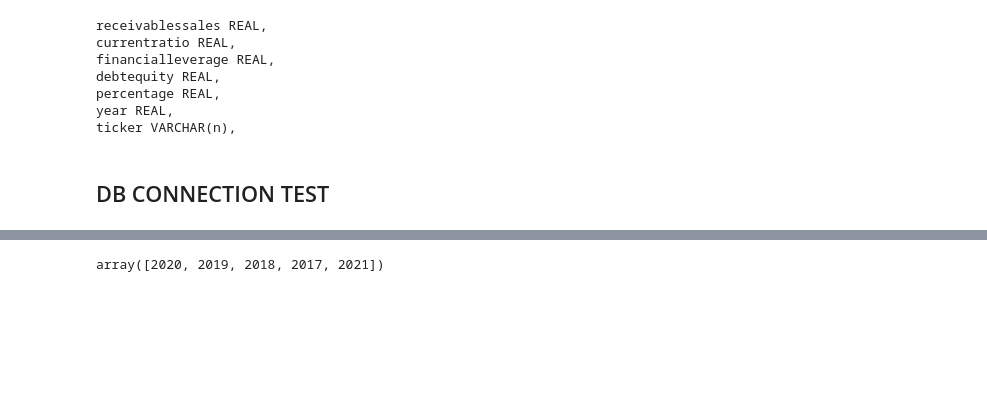
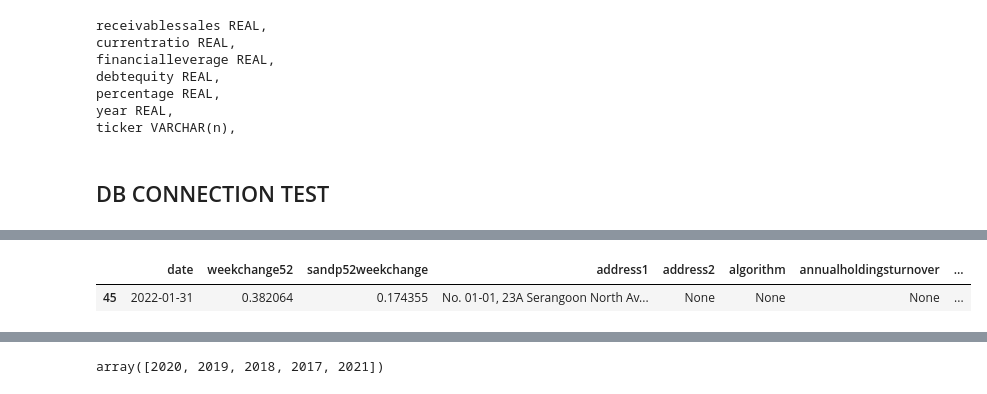
Before and after one commit to Michiel-DK/tracker, a Jupyter notebook: notebooks/try.ipynb, the cells around one changed output, grey strips where cells are left out. Saved outputs shown, nothing was run; the diff lists cells and outputs as text; code cells hidden in the pictures; blank space fills up the shorter version.

```diff
--- a/notebooks/try.ipynb
+++ b/notebooks/try.ipynb
@@ -697,3 +685,8 @@ weekly_info
+# %%
+weekly_info[weekly_info['shortname'] == 'Kulicke and Soffa Industries, I']
+# %% [output]
+|  | date | weekchange52 | sandp52weekchange | address1 | address2 | algorithm | annualholdingsturnover | ... |
+| 45 | 2022-01-31 | 0.382064 | 0.174355 | No. 01-01, 23A Serangoon North Av... | None | None | None | ... |
 # %%
 cur.close()
 # %%
```
Also changed, not shown: parts of 15 cells of this notebook, 1 other file.
